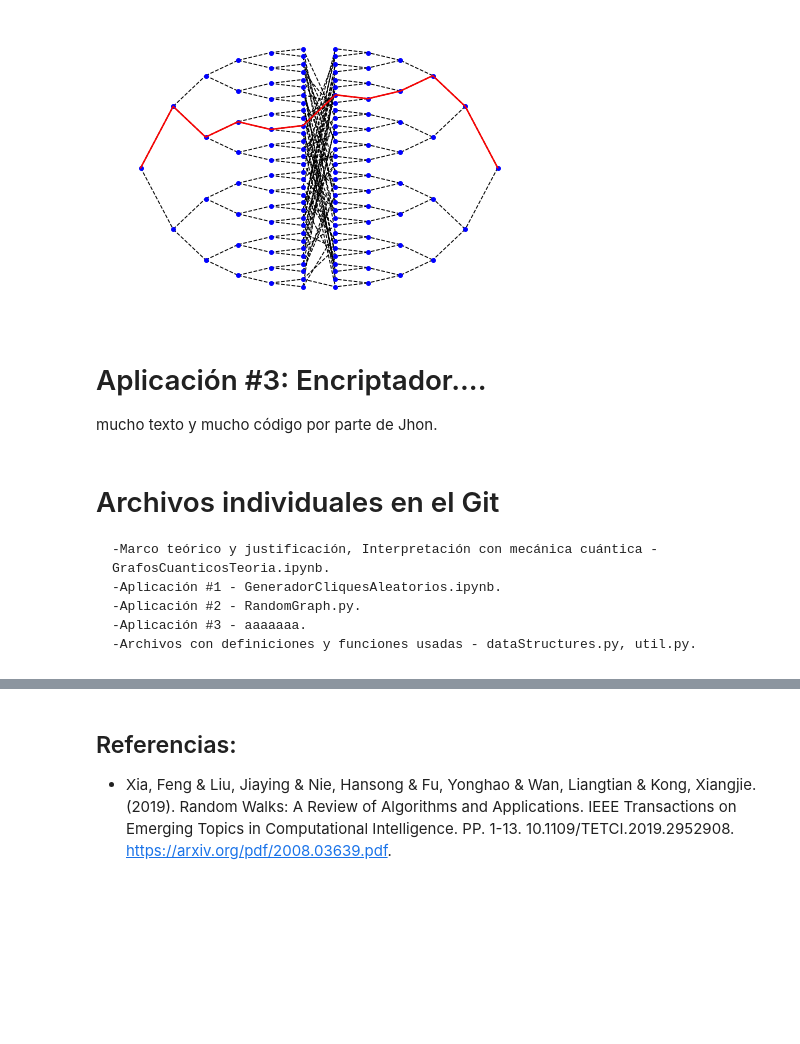
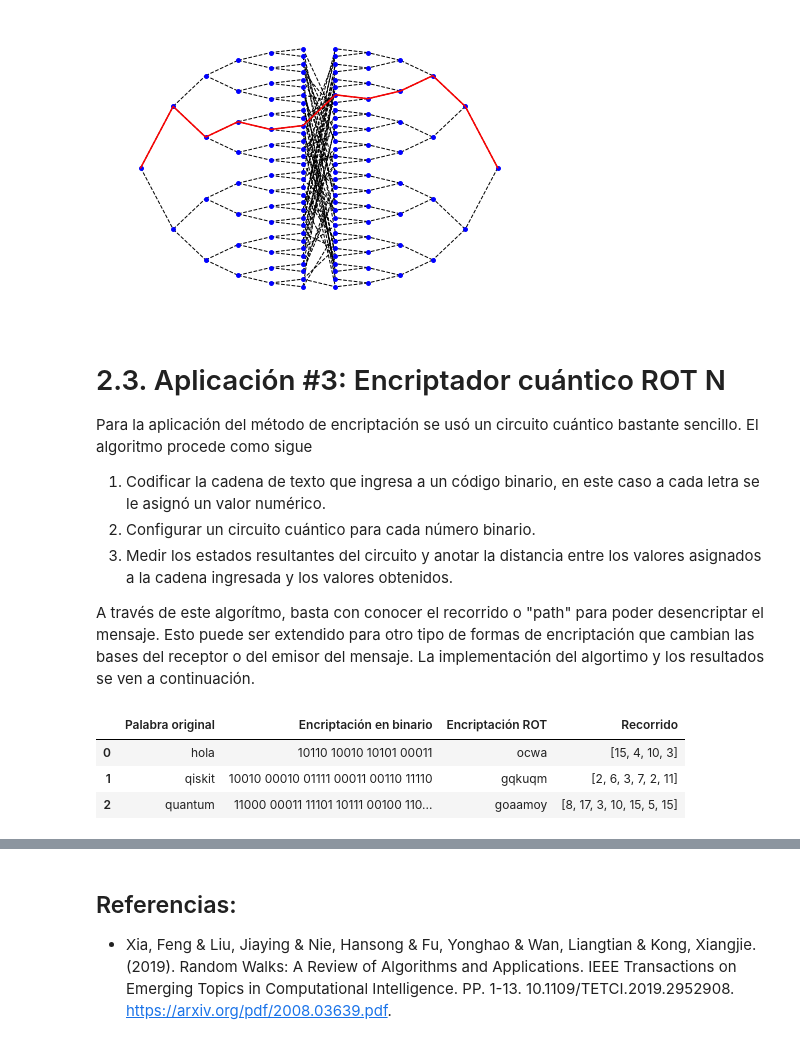
Before and after one commit to Jh0mpis/GrafosAleatoriosUsandoComputacionCuantica, a Jupyter notebook: NotebookPrincipalGrafosCuanticos.ipynb, the cells around one changed output, grey strips where cells are left out. Saved outputs shown, nothing was run; the diff lists cells and outputs as text; code cells hidden in the pictures; blank space fills up the shorter version.

```diff
--- a/NotebookPrincipalGrafosCuanticos.ipynb
+++ b/NotebookPrincipalGrafosCuanticos.ipynb
@@ -207,13 +218,38 @@ plt.show()
 # %% [output]
 [figure]
 # %% [markdown]
-# Aplicación #3: Encriptador....
+# 2.3. Aplicación #3: Encriptador cuántico ROT N
 
-mucho texto y mucho código por parte de Jhon.
+Para la aplicación del método de encriptación se usó un circuito cuántico bastante sencillo. El algoritmo procede como sigue
+
+1. Codificar la cadena de texto que ingresa a un código binario, en este caso a cada letra se le asignó un valor numérico.
+2. Configurar un circuito cuántico para cada número binario.
+3. Medir los estados resultantes del circuito y anotar la distancia entre los valores asignados a la cadena ingresada y los valores obtenidos.
+
+A través de este algorítmo, basta con conocer el recorrido o "path" para poder desencriptar el mensaje. Esto puede ser extendido para otro tipo de formas de encriptación que cambian las bases del receptor o del emisor del mensaje. La implementación del algortimo y los resultados se ven a continuación.
-# %% [markdown]
-# Archivos individuales en el Git
-    -Marco teórico y justificación, Interpretación con mecánica cuántica - GrafosCuanticosTeoria.ipynb.
-    -Aplicación #1 - GeneradorCliquesAleatorios.ipynb.
-    -Aplicación #2 - RandomGraph.py.
-    -Aplicación #3 - aaaaaaa.
-    -Archivos con definiciones y funciones usadas - dataStructures.py, util.py.
+# %%
+import util as ut
+import numpy as np
+import qiskit
+import pandas as pd
+%matplotlib inline
+words = ["hola","qiskit","quantum"]
+binaryArray = [ut.stringToBinary(i) for i in words]
+circuits = [[ut.prepareCircuit(j) for j in i] for i in binaryArray]
+# %%
+simulator = qiskit.Aer.get_backend("qasm_simulator")
+binaryResults=[[list(qiskit.execute(circuits[i][j], backend = simulator, shots =1).result().get_counts())[0] for j in range(len(circuits[i]))] for i in range(len(circuits))]
+path = [[abs(ut.binToInt(binaryArray[i][j])-ut.binToInt(binaryResults[i][j]))%26 for j in range(len(binaryArray[i]))]for i in range(len(binaryResults))]
+wordResults = ["".join([ut.ROT(ut.binToInt(binaryArray[i][j])%26,words[i][j]) for j in range(len(binaryArray[i]))]) for i in range(len(words))]
+binaryWords = [" ".join(binaryResults[i]) for i in range(len(binaryResults))]
+# %%
+data = {"Palabra original" : words,
+       "Encriptación en binario" : binaryWords,
+       "Encriptación ROT" : wordResults,
+       "Recorrido" : path}
+pd.DataFrame(data)
+# %% [output]
+|  | Palabra original | Encriptación en binario | Encriptación ROT | Recorrido |
+| 0 | hola | 10110 10010 10101 00011 | ocwa | [15, 4, 10, 3] |
+| 1 | qiskit | 10010 00010 01111 00011 00110 11110 | gqkuqm | [2, 6, 3, 7, 2, 11] |
+| 2 | quantum | 11000 00011 11101 10111 00100 110... | goaamoy | [8, 17, 3, 10, 15, 5, 15] |
```
Also changed, not shown: parts of 7 cells of this notebook, 2 other files.
